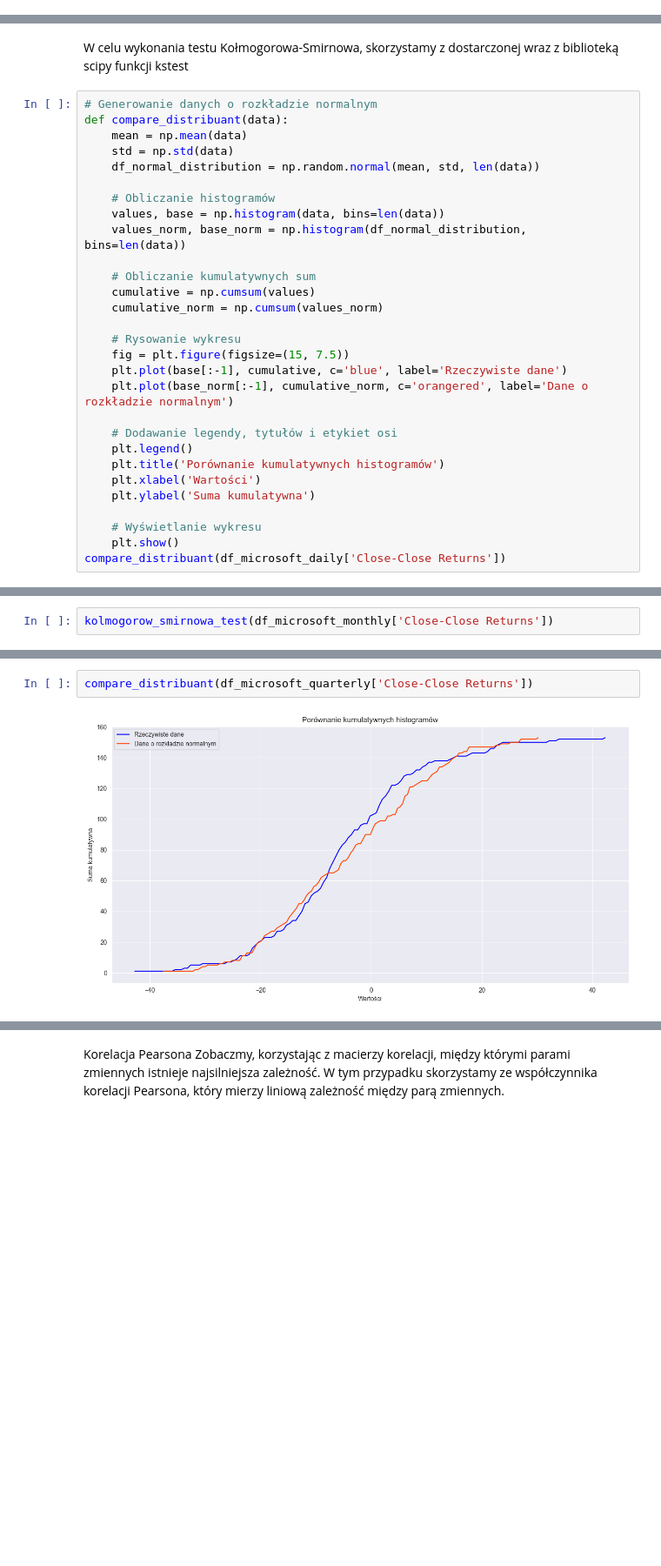
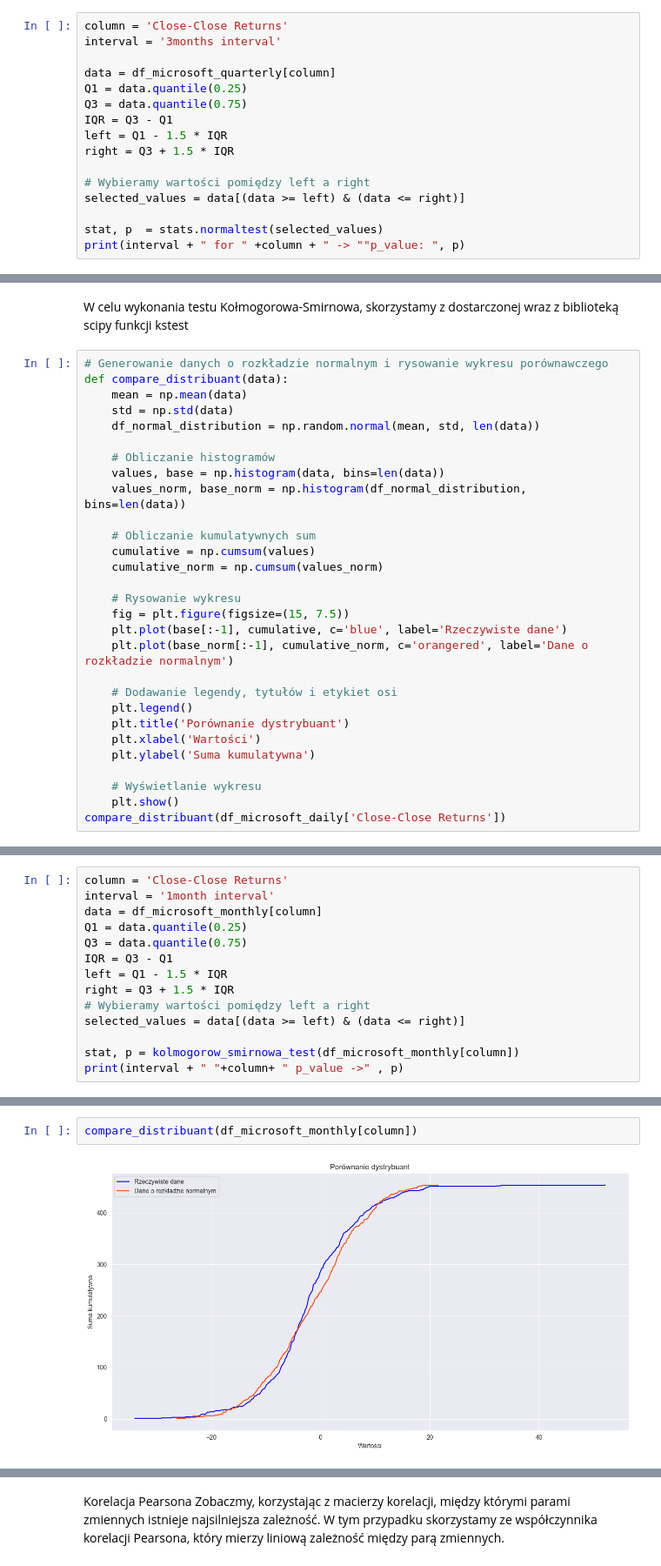
Before and after one commit to daredevilq/stock-market-analysis, a Jupyter notebook: market-analysis.ipynb, the cells around one changed output, grey strips where cells are left out. Shown at 87% size. Cells and saved outputs as stored; diff of their text form; blank space fills up the shorter version.

```diff
--- a/market-analysis.ipynb
+++ b/market-analysis.ipynb
@@ -1267,0 +1616,16 @@ Testy statystyczne
+# %%
+column = 'Close-Close Returns'
+interval = '3months interval'
+
+data = df_microsoft_quarterly[column]
+Q1 = data.quantile(0.25)
+Q3 = data.quantile(0.75)
+IQR = Q3 - Q1
+left = Q1 - 1.5 * IQR
+right = Q3 + 1.5 * IQR
+
+# Wybieramy wartości pomiędzy left a right
+selected_values = data[(data >= left) & (data <= right)]
+
+stat, p  = stats.normaltest(selected_values)
+print(interval + " for " +column + " -> ""p_value: ", p)
@@ -1270,7 +1656,7 @@ Test Kołmogorowa-Smirnowa
 # %% [markdown]
 W celu wykonania testu Kołmogorowa-Smirnowa, skorzystamy z dostarczonej wraz z biblioteką scipy funkcji kstest
 # %%
-# Generowanie danych o rozkładzie normalnym
+# Generowanie danych o rozkładzie normalnym i rysowanie wykresu porównawczego
 def compare_distribuant(data):
     mean = np.mean(data)
     std = np.std(data)
@@ -1291,7 +1677,7 @@ def compare_distribuant(data):
 
     # Dodawanie legendy, tytułów i etykiet osi
     plt.legend()
-    plt.title('Porównanie kumulatywnych histogramów')
+    plt.title('Porównanie dystrybuant')
     plt.xlabel('Wartości')
     plt.ylabel('Suma kumulatywna')
 
@@ -1326,3 +1769,15 @@ compare_distribuant(df_microsoft_monthly['Close-Close Returns'])
 # %%
-kolmogorow_smirnowa_test(df_microsoft_monthly['Close-Close Returns'])
+column = 'Close-Close Returns'
+interval = '1month interval'
+data = df_microsoft_monthly[column]
+Q1 = data.quantile(0.25)
+Q3 = data.quantile(0.75)
+IQR = Q3 - Q1
+left = Q1 - 1.5 * IQR
+right = Q3 + 1.5 * IQR
+# Wybieramy wartości pomiędzy left a right
+selected_values = data[(data >= left) & (data <= right)]
+
+stat, p = kolmogorow_smirnowa_test(df_microsoft_monthly[column])
+print(interval + " "+column+ " p_value ->" , p)
 # %% [output]
@@ -1330,4 +1785,4 @@ kolmogorow_smirnowa_test(df_microsoft_monthly['Close-Close Returns'])
 # %%
-compare_distribuant(df_microsoft_quarterly['Close-Close Returns'])
+compare_distribuant(df_microsoft_monthly[column])
 # %% [output]
-[figure, old version]
+[figure, new version]
```
Also changed, not shown: parts of 216 cells of this notebook, 4 other files.
